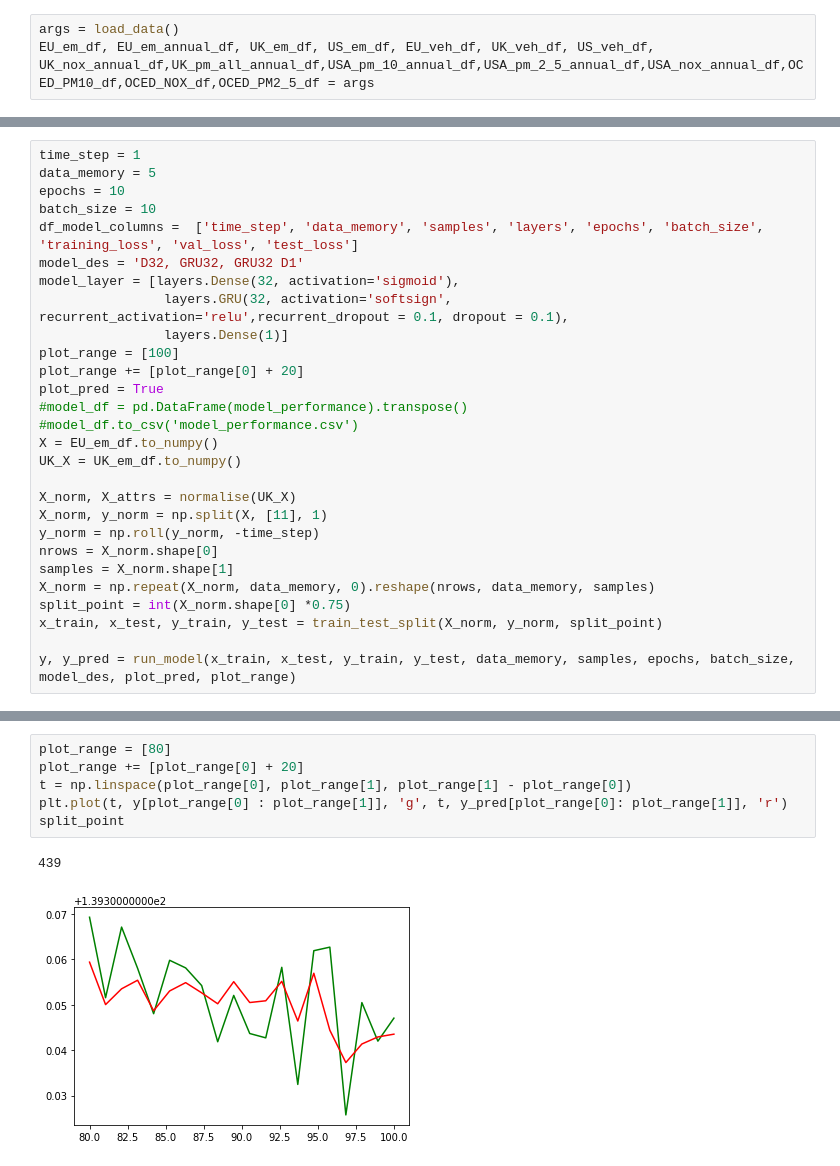
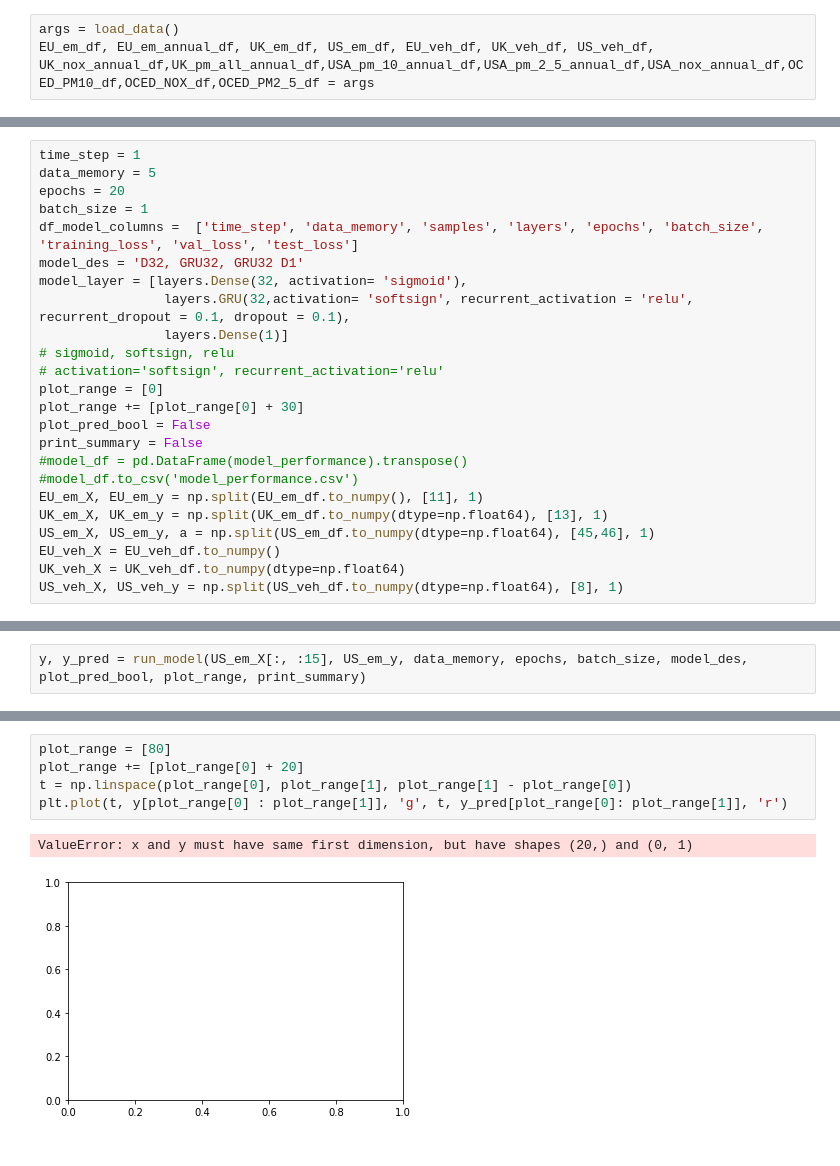
Before and after one commit to IsaacJohnEvans/EV_affect_on_emissions, a Jupyter notebook: pred.ipynb, the cells around one changed output, grey strips where cells are left out. Drawn from its saved outputs; the diff is of its cells as text.

Commit message:
split into x and y input

```diff
--- a/pred.ipynb
+++ b/pred.ipynb
@@ -139,28 +128,24 @@ Year   N2O HFCs  ...  CH4  N2O HFCs Other Emissions from Electric Power d  \
 # %%
 time_step = 1
 data_memory = 5
-epochs = 10
-batch_size = 10
+epochs = 20
+batch_size = 1
 df_model_columns =  ['time_step', 'data_memory', 'samples', 'layers', 'epochs', 'batch_size', 'training_loss', 'val_loss', 'test_loss']
 model_des = 'D32, GRU32, GRU32 D1'
-model_layer = [layers.Dense(32, activation='sigmoid'),
-                layers.GRU(32, activation='softsign', recurrent_activation='relu',recurrent_dropout = 0.1, dropout = 0.1),
+model_layer = [layers.Dense(32, activation= 'sigmoid'),
+                layers.GRU(32,activation= 'softsign', recurrent_activation = 'relu', recurrent_dropout = 0.1, dropout = 0.1),
                 layers.Dense(1)]
-plot_range = [100]
-plot_range += [plot_range[0] + 20]
-plot_pred = True
+# sigmoid, softsign, relu
+# activation='softsign', recurrent_activation='relu'
+plot_range = [0]
+plot_range += [plot_range[0] + 30]
+plot_pred_bool = False
+print_summary = False
 #model_df = pd.DataFrame(model_performance).transpose()
 #model_df.to_csv('model_performance.csv')
-X = EU_em_df.to_numpy()
-UK_X = UK_em_df.to_numpy()
-
-X_norm, X_attrs = normalise(UK_X)
-X_norm, y_norm = np.split(X, [11], 1)
-y_norm = np.roll(y_norm, -time_step)
-nrows = X_norm.shape[0]
-samples = X_norm.shape[1]
-X_norm = np.repeat(X_norm, data_memory, 0).reshape(nrows, data_memory, samples)
-split_point = int(X_norm.shape[0] *0.75)
-x_train, x_test, y_train, y_test = train_test_split(X_norm, y_norm, split_point)
-
-y, y_pred = run_model(x_train, x_test, y_train, y_test, data_memory, samples, epochs, batch_size, model_des, plot_pred, plot_range)
+EU_em_X, EU_em_y = np.split(EU_em_df.to_numpy(), [11], 1)
+UK_em_X, UK_em_y = np.split(UK_em_df.to_numpy(dtype=np.float64), [13], 1)
+US_em_X, US_em_y, a = np.split(US_em_df.to_numpy(dtype=np.float64), [45,46], 1)
+EU_veh_X = EU_veh_df.to_numpy()
+UK_veh_X = UK_veh_df.to_numpy(dtype=np.float64)
+US_veh_X, US_veh_y = np.split(US_veh_df.to_numpy(dtype=np.float64), [8], 1)
@@ -185,0 +152,2 @@ Epoch 10/10
+# %%
+y, y_pred = run_model(US_em_X[:, :15], US_em_y, data_memory, epochs, batch_size, model_des, plot_pred_bool, plot_range, print_summary)
@@ -236,9 +239,8 @@ Epoch 10/10
 # %%
 plot_range = [80]
 plot_range += [plot_range[0] + 20]
 t = np.linspace(plot_range[0], plot_range[1], plot_range[1] - plot_range[0])
 plt.plot(t, y[plot_range[0] : plot_range[1]], 'g', t, y_pred[plot_range[0]: plot_range[1]], 'r')
-split_point
 # %% [output]
-439
+ValueError: x and y must have same first dimension, but have shapes (20,) and (0, 1)
-[figure, old version]
+[figure, new version]
```
Also changed, not shown: parts of 8 cells of this notebook, 25 other files.
